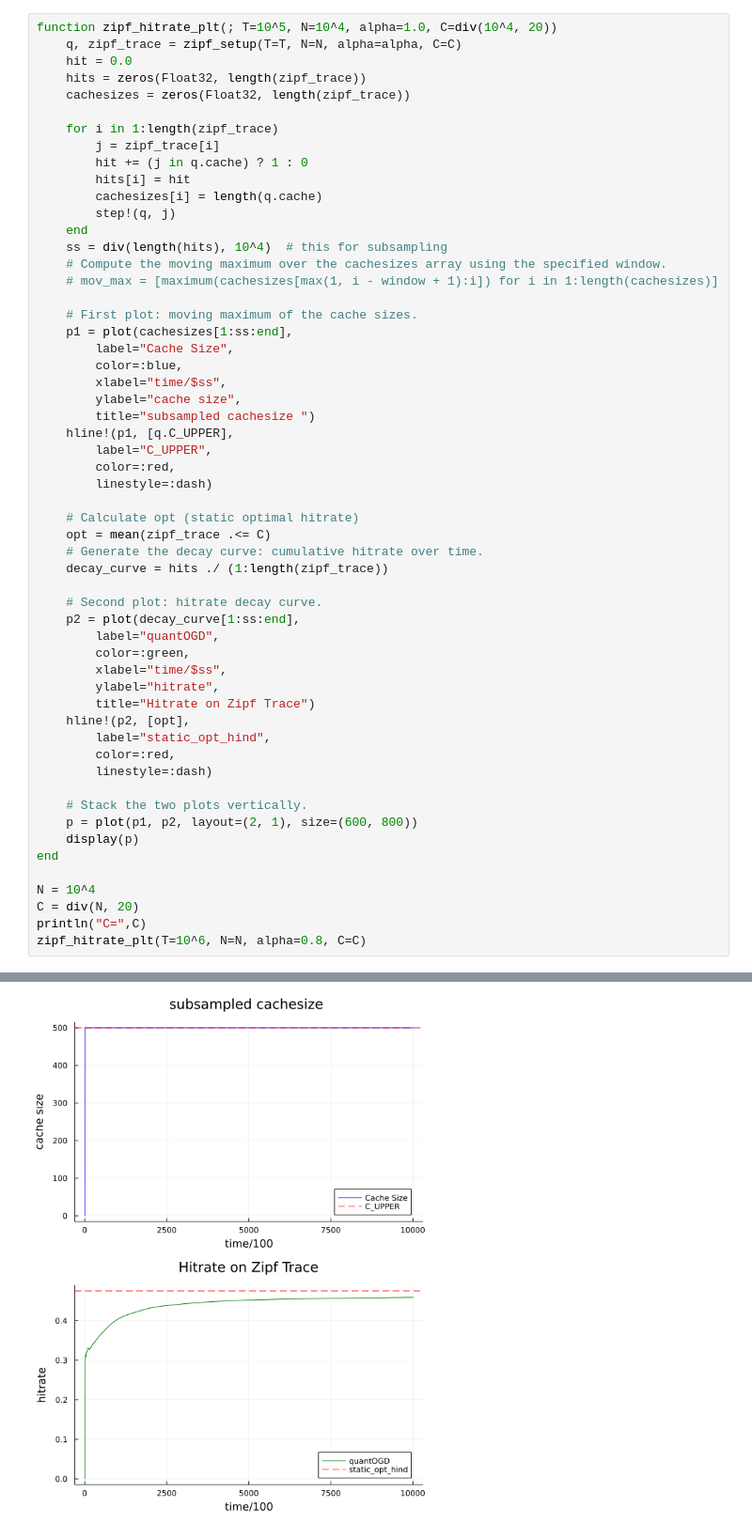
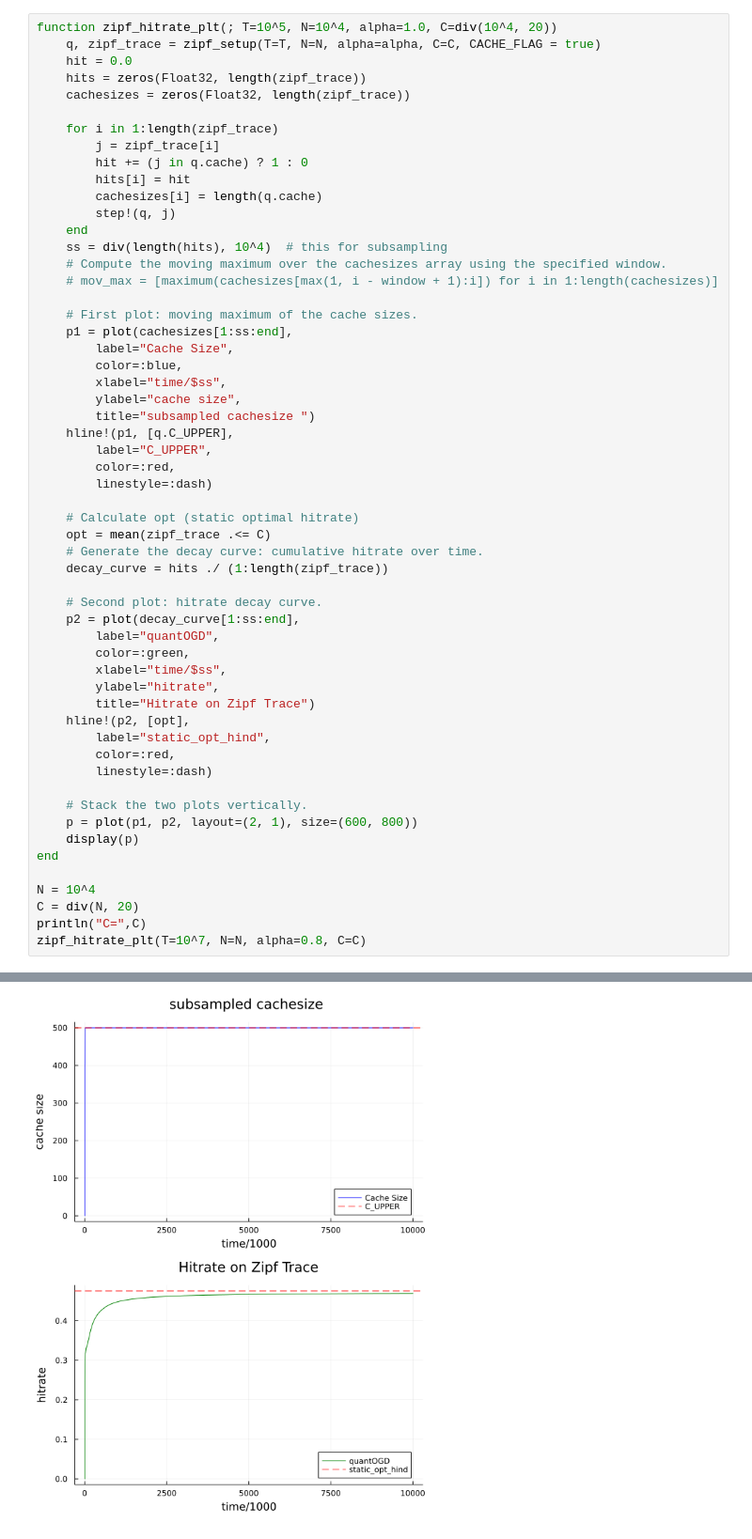
Before and after one commit to ISIPINK/online_caching, a Jupyter notebook: quantOGD_integral_mod_count.ipynb, the cells around one changed output, grey strips where cells are left out. Shown at 94% size. Drawn from its saved outputs; the diff is of its cells as text.

```diff
--- a/quantOGD_integral_mod_count.ipynb
+++ b/quantOGD_integral_mod_count.ipynb
@@ -254,7 +268,7 @@ Serving web UI on http://localhost:57599
 "alloc-profile.pb.gz"
 # %%
 function zipf_hitrate_plt(; T=10^5, N=10^4, alpha=1.0, C=div(10^4, 20))
-    q, zipf_trace = zipf_setup(T=T, N=N, alpha=alpha, C=C)
+    q, zipf_trace = zipf_setup(T=T, N=N, alpha=alpha, C=C, CACHE_FLAG = true)
     hit = 0.0
     hits = zeros(Float32, length(zipf_trace))
     cachesizes = zeros(Float32, length(zipf_trace))
@@ -307,7 +321,7 @@ end
 N = 10^4
 C = div(N, 20)
 println("C=",C)
-zipf_hitrate_plt(T=10^6, N=N, alpha=0.8, C=C)
+zipf_hitrate_plt(T=10^7, N=N, alpha=0.8, C=C)
 # %% [output]
 C=500
 step_size is capped at 10 for performance reasons
@@ -315,4 +329,4 @@ step_size: 6
-[figure, old version]
+[figure, new version]
 # %%
 using Random
 function adv_hitrate_plt(; rep= 1000, alpha=1.0, C=500, window=1000)
```
Also changed, not shown: parts of 7 cells of this notebook, 3 other files.
